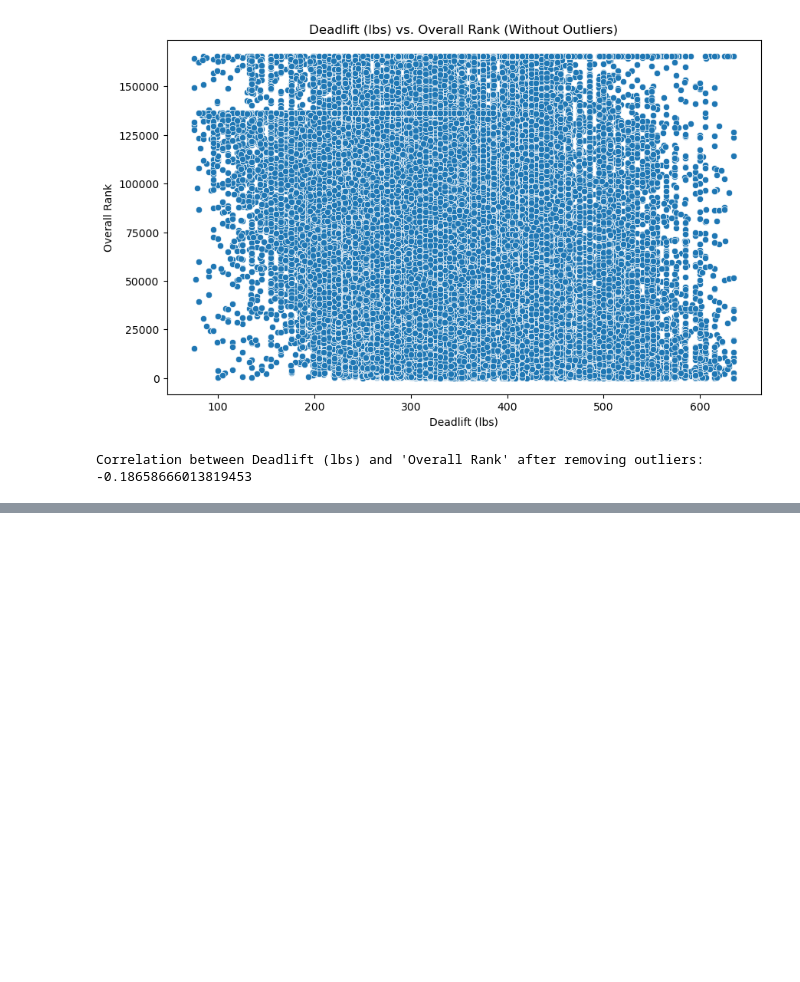
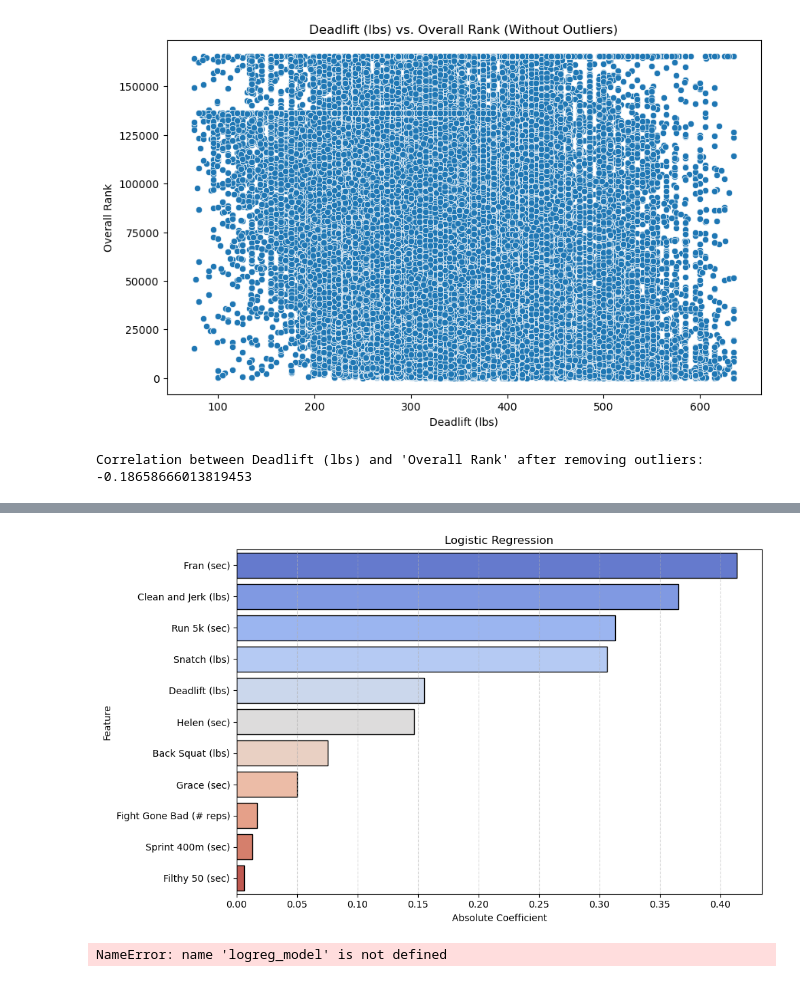
Before and after one commit to cdmoseley/CrossFit-Galvanize-Capstone, a Jupyter notebook: Crossfit_Analysis.ipynb, the cells around one changed output, grey strips where cells are left out. Cells and saved outputs as stored; diff of their text form; code cells hidden in the pictures; blank space fills up the shorter version.

```diff
--- a/Crossfit_Analysis.ipynb
+++ b/Crossfit_Analysis.ipynb
@@ -53,6 +49,6 @@ from xgboost import plot_importance
 # %%
-Crossfit_Men = pd.read_csv('/Users/cdmoseley/dai_files/Capstone/Galvanize_Capstone_Crossfit/Data/Analysis_Data/Crossfit_Men.csv')
-Crossfit_Men.head()
+CrossFit_Men = pd.read_csv('/Users/cdmoseley/dai_files/Capstone/Galvanize_Capstone_Crossfit/Data/Analysis_Data/Crossfit_Men.csv')
+CrossFit_Men.head()
 # %% [output]
 |  | Athlete ID | Gender | Competitor Name | Country Name | Region Name | Affiliate Name | Height (in) | ... |
 | 0 | 10942 | M | Everett Sloan | Canada | North America East | CrossFit Bytown | 67.0 | ... |
@@ -369 +106,3 @@ Crossfit.head()
+# %%
+CrossFit_Men['Top 25%'] = CrossFit_Men['Overall Rank'].apply(lambda x: 1 if x < 41409 else 0)
 # %%
@@ -536,3 +320,28 @@ print("Correlation between Deadlift (lbs) and 'Overall Rank' after removing outl
 # %% [output]
 [figure]
 Correlation between Deadlift (lbs) and 'Overall Rank' after removing outliers: -0.18658666013819453
+# %%
+# Logistic Regression Test looking at chances of making it to QuarterFinals
+X = CrossFit_Men[['Back Squat (lbs)', 'Deadlift (lbs)', 'Clean and Jerk (lbs)',
+                  'Snatch (lbs)', 'Fight Gone Bad (# reps)', 'Filthy 50 (sec)',
+                  'Fran (sec)', 'Grace (sec)', 'Helen (sec)', 'Run 5k (sec)',
+                  'Sprint 400m (sec)']]
+y = CrossFit_Men['Top 25%']
+
+imputer = SimpleImputer(strategy='mean')
+X_imputed = imputer.fit_transform(X)
+
+X_train, X_test, y_train, y_test = train_test_split(X_imputed, y, test_size=0.2, random_state=42)
+
+scaler = StandardScaler()
+X_train_scaled = scaler.fit_transform(X_train)
+X_test_scaled = scaler.transform(X_test)
+
+logreg = LogisticRegression()
+logreg.fit(X_train_scaled, y_train)
+
+train_accuracy = logreg.score(X_train_scaled, y_train)
+test_accuracy = logreg.score(X_test_scaled, y_test)
+
+print("Training Accuracy:", train_accuracy)
+print("Testing Accuracy:", test_accuracy)
@@ -538,0 +432,44 @@ Correlation between Deadlift (lbs) and 'Overall Rank' after removing outliers: -
+# %%
+#Logistic Regression Coefficient Chart
+abs_coefficients = np.abs(coefficients)
+coefficients_df = pd.DataFrame({'Feature': X.columns, 'Absolute Coefficient': abs_coefficients})
+coefficients_df = coefficients_df.sort_values(by='Absolute Coefficient', ascending=False)
+
+plt.figure(figsize=(10, 6))
+sns.barplot(x='Absolute Coefficient', y='Feature', data=coefficients_df, palette="coolwarm", edgecolor='black')
+plt.xlabel('Absolute Coefficient')
+plt.ylabel('Feature')
+plt.title('Logistic Regression')
+plt.grid(axis='x', linestyle='--', alpha=0.5)  # Add gridlines for better readability
+plt.tight_layout()  # Adjust layout to prevent labels from overlapping
+plt.show()
+# %% [output]
+[figure, added]
+# %%
+# Extract coefficients and features
+coefficients = logreg_model.coef_[0]
+features = X.columns
+
+# Calculate absolute coefficients
+abs_coefficients = np.abs(coefficients)
+
+# Sort coefficients and features by absolute coefficient value
+sorted_indices = np.argsort(abs_coefficients)[::-1]
+sorted_coefficients = abs_coefficients[sorted_indices]
+sorted_features = np.array(features)[sorted_indices]
+
+# Create a color palette
+colors = sns.color_palette("coolwarm", len(sorted_coefficients))
+
+# Plot coefficients
+plt.figure(figsize=(10, 6))
+plt.barh(sorted_features, sorted_coefficients, color=colors, edgecolor='black', alpha=0.7)
+plt.xlabel('Absolute Coefficient Value')
+plt.ylabel('Feature')
+plt.title('Logistic Regression')
+plt.gca().invert_yaxis()  # Invert y-axis to show the most important features on top
+plt.grid(axis='x', linestyle='--', alpha=0.5)  # Add gridlines for better readability
+plt.tight_layout()  # Adjust layout to prevent labels from overlapping
+plt.show()
+# %% [output]
+NameError: name 'logreg_model' is not defined
```
Also changed, not shown: parts of 91 cells of this notebook, 5 other files.
